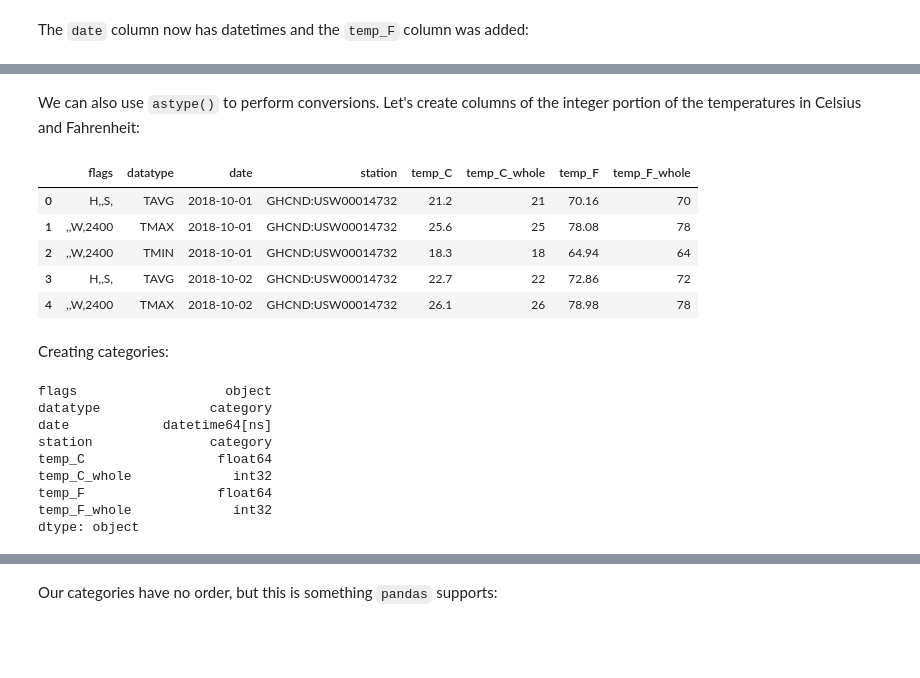
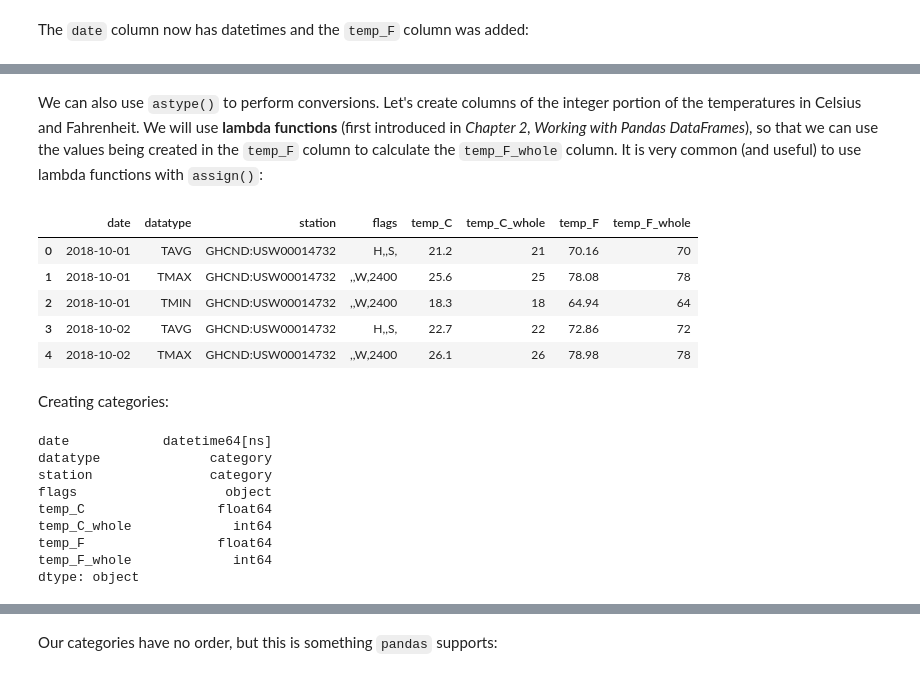
Before and after one commit to stefmolin/Hands-On-Data-Analysis-with-Pandas-2nd-edition, a Jupyter notebook: ch_03/3-cleaning_data.ipynb, the cells around one changed output, grey strips where cells are left out. Saved outputs shown, nothing was run; the diff lists cells and outputs as text; code cells hidden in the pictures; blank space fills up the shorter version.

Commit message:
Update first 2 sections of notebook 3.2

```diff
--- a/ch_03/3-cleaning_data.ipynb
+++ b/ch_03/3-cleaning_data.ipynb
@@ -205,21 +206,21 @@ new_df.head()
 # %% [markdown]
-We can also use `astype()` to perform conversions. Let's create columns of the integer portion of the temperatures in Celsius and Fahrenheit:
+We can also use `astype()` to perform conversions. Let's create columns of the integer portion of the temperatures in Celsius and Fahrenheit. We will use **lambda functions** (first introduced in *Chapter 2, Working with Pandas DataFrames*), so that we can use the values being created in the `temp_F` column to calculate the `temp_F_whole` column. It is very common (and useful) to use lambda functions with `assign()`:
 # %%
 df = df.assign(
-    date=pd.to_datetime(df.date),
-    temp_C_whole=df.temp_C.astype('int'),
-    temp_F=(df.temp_C * 9/5) + 32,
+    date=lambda x: pd.to_datetime(x.date),
+    temp_C_whole=lambda x: x.temp_C.astype('int'),
+    temp_F=lambda x: (x.temp_C * 9/5) + 32,
     temp_F_whole=lambda x: x.temp_F.astype('int')
 )
 
 df.head()
 # %% [output]
-|  | flags | datatype | date | station | temp_C | temp_C_whole | temp_F | temp_F_whole |
-| 0 | H,,S, | TAVG | 2018-10-01 | GHCND:USW00014732 | 21.2 | 21 | 70.16 | 70 |
-| 1 | ,,W,2400 | TMAX | 2018-10-01 | GHCND:USW00014732 | 25.6 | 25 | 78.08 | 78 |
-| 2 | ,,W,2400 | TMIN | 2018-10-01 | GHCND:USW00014732 | 18.3 | 18 | 64.94 | 64 |
-| 3 | H,,S, | TAVG | 2018-10-02 | GHCND:USW00014732 | 22.7 | 22 | 72.86 | 72 |
-| 4 | ,,W,2400 | TMAX | 2018-10-02 | GHCND:USW00014732 | 26.1 | 26 | 78.98 | 78 |
+|  | date | datatype | station | flags | temp_C | temp_C_whole | temp_F | temp_F_whole |
+| 0 | 2018-10-01 | TAVG | GHCND:USW00014732 | H,,S, | 21.2 | 21 | 70.16 | 70 |
+| 1 | 2018-10-01 | TMAX | GHCND:USW00014732 | ,,W,2400 | 25.6 | 25 | 78.08 | 78 |
+| 2 | 2018-10-01 | TMIN | GHCND:USW00014732 | ,,W,2400 | 18.3 | 18 | 64.94 | 64 |
+| 3 | 2018-10-02 | TAVG | GHCND:USW00014732 | H,,S, | 22.7 | 22 | 72.86 | 72 |
+| 4 | 2018-10-02 | TMAX | GHCND:USW00014732 | ,,W,2400 | 26.1 | 26 | 78.98 | 78 |
 # %% [markdown]
 Creating categories:
 # %%
@@ -229,12 +230,12 @@ df_with_categories = df.assign(
 )
 df_with_categories.dtypes
 # %% [output]
+date            datetime64[ns]
+datatype              category
+station               category
 flags                   object
-datatype              category
-date            datetime64[ns]
-station               category
 temp_C                 float64
-temp_C_whole             int32
+temp_C_whole             int64
 temp_F                 float64
-temp_F_whole             int32
+temp_F_whole             int64
 dtype: object
```
Also changed, not shown: parts of 30 cells of this notebook.
